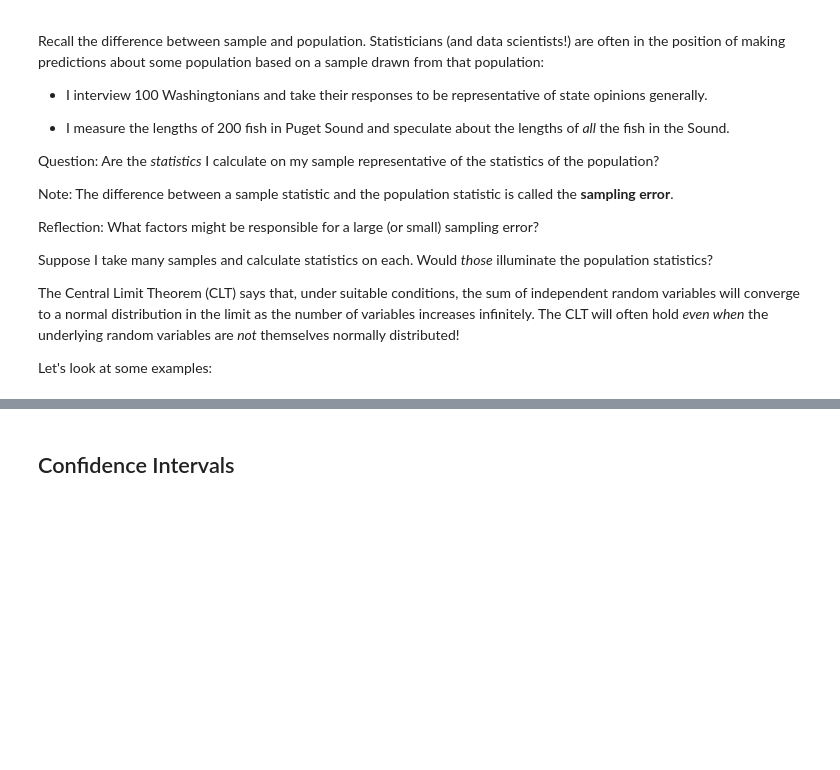
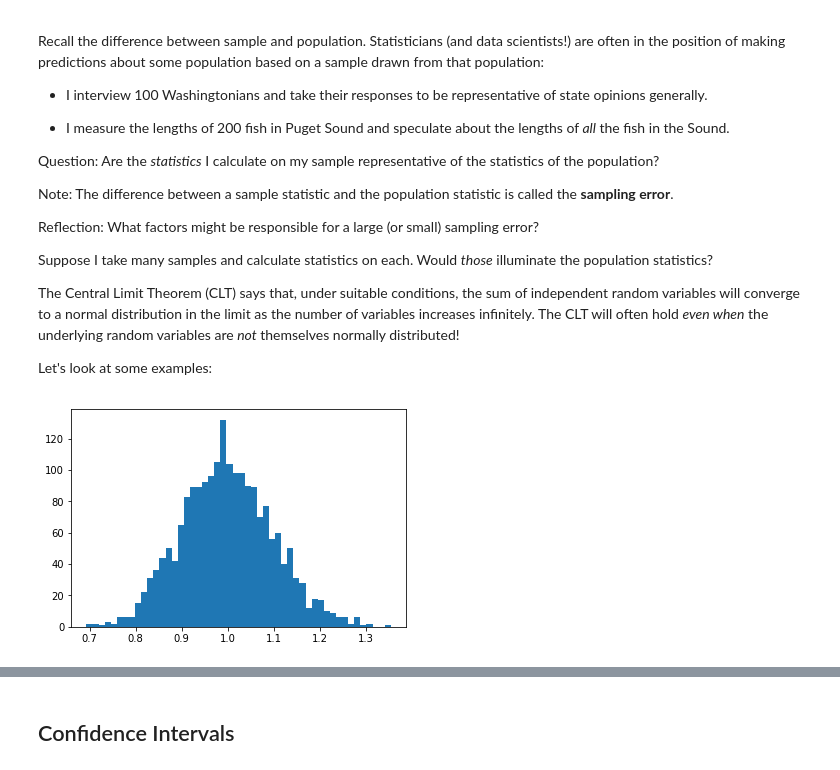
Before and after one commit to sherzyang/CLT-and-CIs-ds-040119, a Jupyter notebook: sampling_the_clt_and_confidence_intervals.ipynb, the cells around one changed output, grey strips where cells are left out. Saved outputs shown, nothing was run; the diff lists cells and outputs as text; code cells hidden in the pictures; blank space fills up the shorter version.

````diff
--- a/sampling_the_clt_and_confidence_intervals.ipynb
+++ b/sampling_the_clt_and_confidence_intervals.ipynb
@@ -83,8 +104,15 @@ Let's look at some examples:
 # %%
 # Let's look at the means of an exponential distribution.
 # We'll use the ```.rvs()``` method of scipy.
+
+means = []
+for _ in range(2000):
+    means.append(np.mean(stats.expon.rvs(size = 100)))
 # %%
 # Let's make a histogram. Suppose we choose about 50 bins.
+plt.hist(means, bins=50);
+# %% [output]
+[figure, added]
 # %%
 # Now let's try the same thing for binomial random variates.
 # We'll use 100 single trials. We can tinker with p.
````
Also changed, not shown: parts of 19 cells of this notebook.
